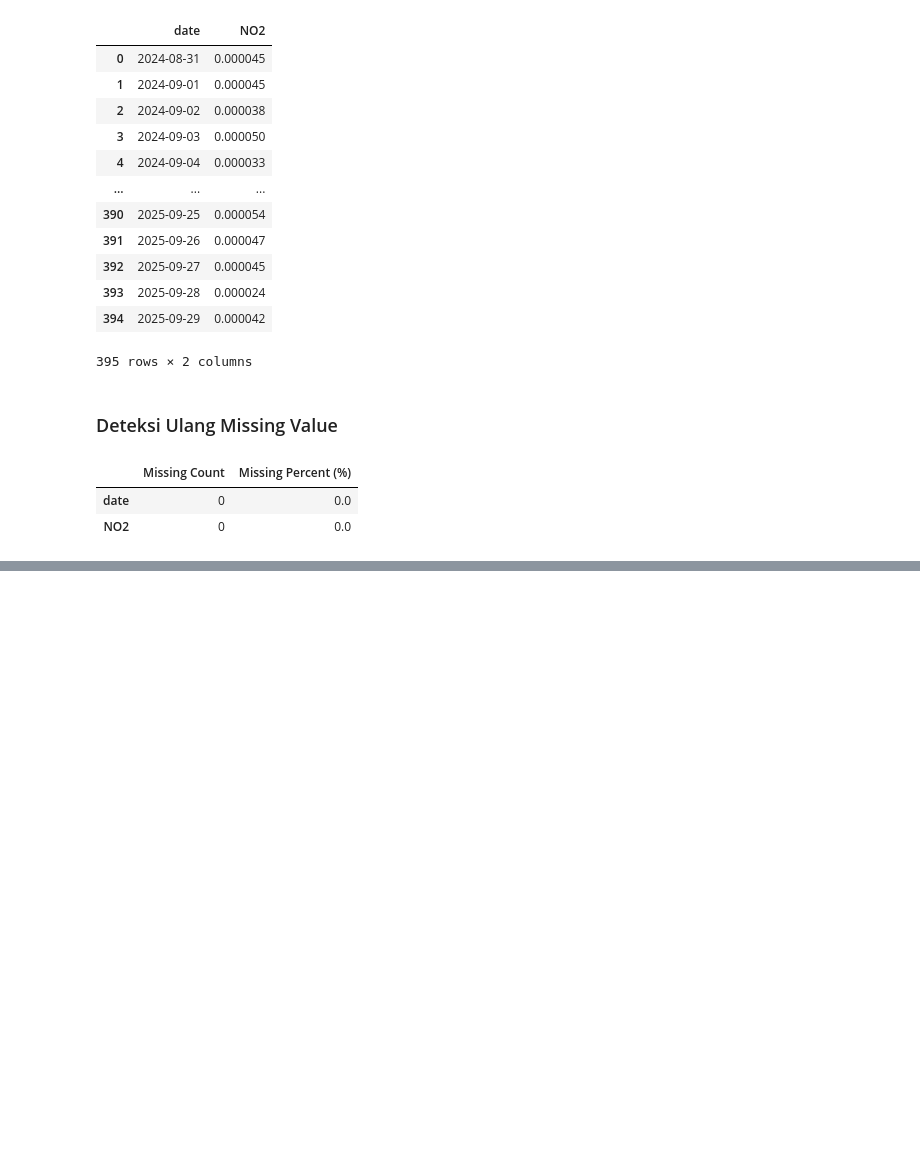
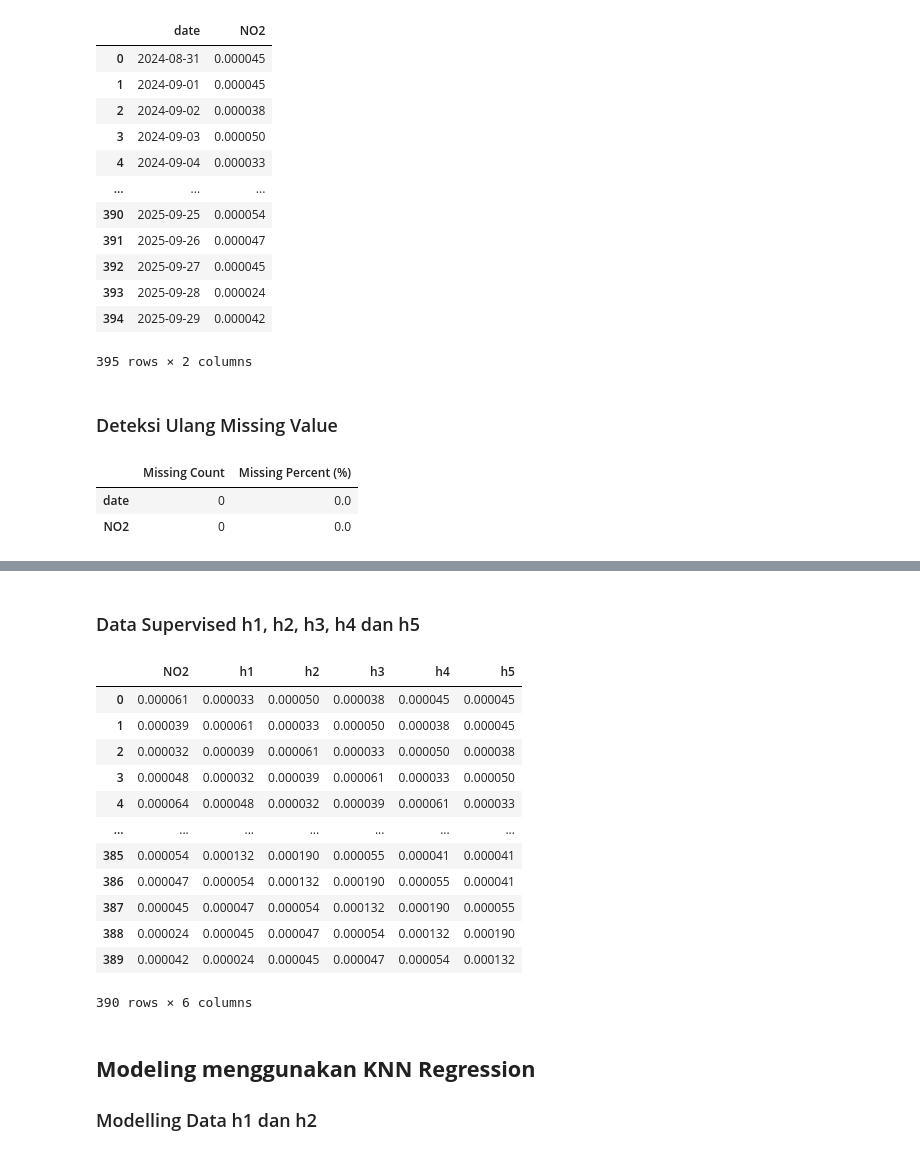
Before and after one commit to Frinzz03/PSD, a Jupyter notebook: _sources/PSD time series.ipynb, the cells around one changed output, grey strips where cells are left out. Cells and saved outputs as stored; diff of their text form; code cells hidden in the pictures; blank space fills up the shorter version.

```diff
--- a/_sources/PSD time series.ipynb
+++ b/_sources/PSD time series.ipynb
@@ -262,0 +274,5 @@ missing_table
+# %%
+h2 = new_df
+h3 = new_df
+h4 = new_df
+h5 = new_df
@@ -262,0 +281,10 @@ missing_table
+# %%
+h2 = h2.drop(columns=['date'])
+hari = 2
+
+for i in range(1, hari + 1):
+    names = f"h{i}"
+    h2[names] = h2['NO2'].shift(i)
+
+h2 = h2.dropna().reset_index(drop=True)
+h2
@@ -262,0 +307,10 @@ missing_table
+# %%
+h3 = h3.drop(columns=['date'])
+hari = 3
+
+for i in range(1, hari + 1):
+    names = f"h{i}"
+    h3[names] = h3['NO2'].shift(i)
+
+h3 = h3.dropna().reset_index(drop=True)
+h3
@@ -262,0 +333,10 @@ missing_table
+# %%
+h4 = h4.drop(columns=['date'])
+hari = 4
+
+for i in range(1, hari + 1):
+    names = f"h{i}"
+    h4[names] = h4['NO2'].shift(i)
+
+h4 = h4.dropna().reset_index(drop=True)
+h4
@@ -262,0 +357,30 @@ missing_table
+# %% [markdown]
+### Data Supervised h1, h2, h3, h4 dan h5
+# %%
+h5 = h5.drop(columns=['date'])
+hari = 5
+
+for i in range(1, hari + 1):
+    names = f"h{i}"
+    h5[names] = h5['NO2'].shift(i)
+
+h5 = h5.dropna().reset_index(drop=True)
+h5
+# %% [output]
+|  | NO2 | h1 | h2 | h3 | h4 | h5 |
+| 0 | 0.000061 | 0.000033 | 0.000050 | 0.000038 | 0.000045 | 0.000045 |
+| 1 | 0.000039 | 0.000061 | 0.000033 | 0.000050 | 0.000038 | 0.000045 |
+| 2 | 0.000032 | 0.000039 | 0.000061 | 0.000033 | 0.000050 | 0.000038 |
+| 3 | 0.000048 | 0.000032 | 0.000039 | 0.000061 | 0.000033 | 0.000050 |
+| 4 | 0.000064 | 0.000048 | 0.000032 | 0.000039 | 0.000061 | 0.000033 |
+| ... | ... | ... | ... | ... | ... | ... |
+| 385 | 0.000054 | 0.000132 | 0.000190 | 0.000055 | 0.000041 | 0.000041 |
+| 386 | 0.000047 | 0.000054 | 0.000132 | 0.000190 | 0.000055 | 0.000041 |
+| 387 | 0.000045 | 0.000047 | 0.000054 | 0.000132 | 0.000190 | 0.000055 |
+| 388 | 0.000024 | 0.000045 | 0.000047 | 0.000054 | 0.000132 | 0.000190 |
+| 389 | 0.000042 | 0.000024 | 0.000045 | 0.000047 | 0.000054 | 0.000132 |
+390 rows × 6 columns
+# %% [markdown]
+## **Modeling menggunakan KNN Regression**
+
+### Modelling Data h1 dan h2
```
Also changed, not shown: parts of 17 cells of this notebook, 15 other files.
